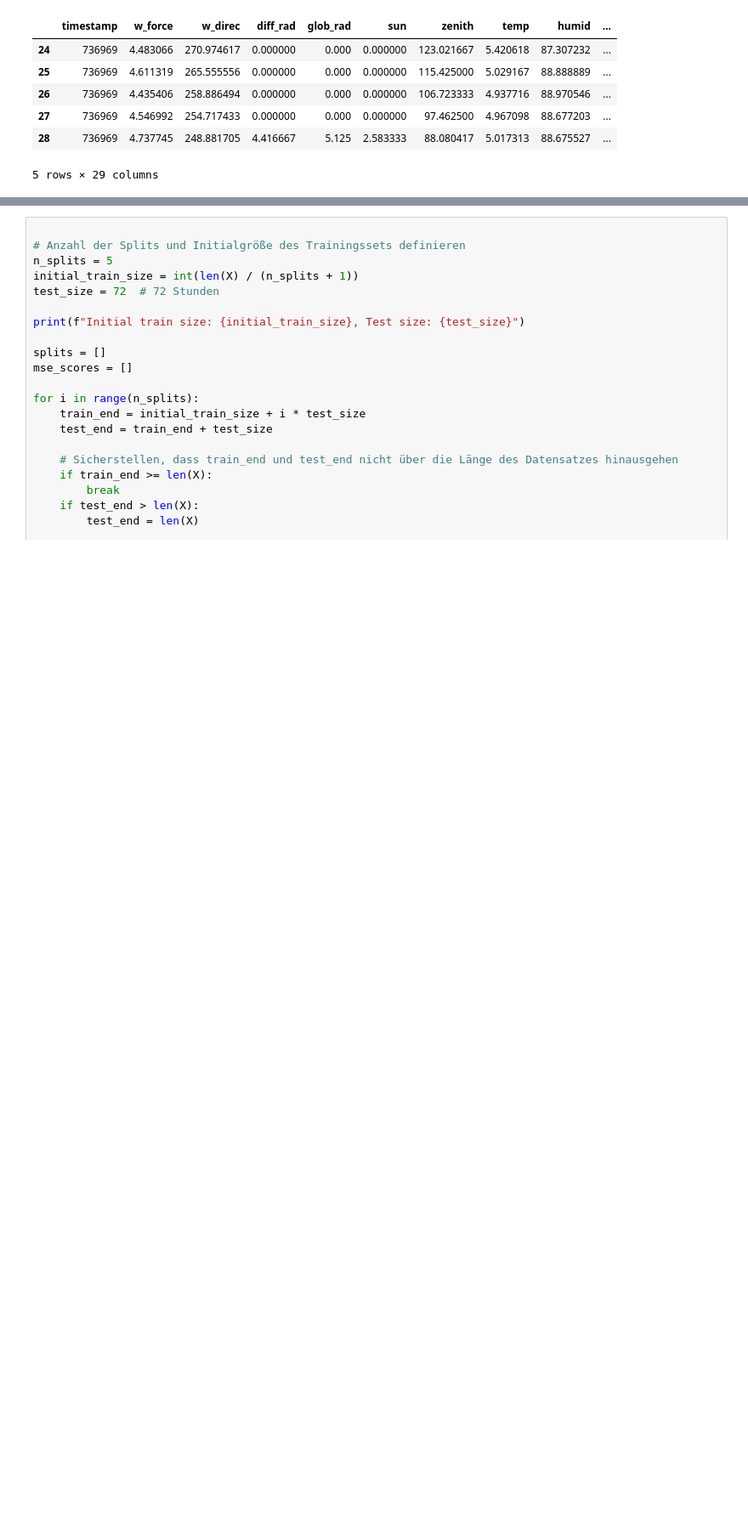
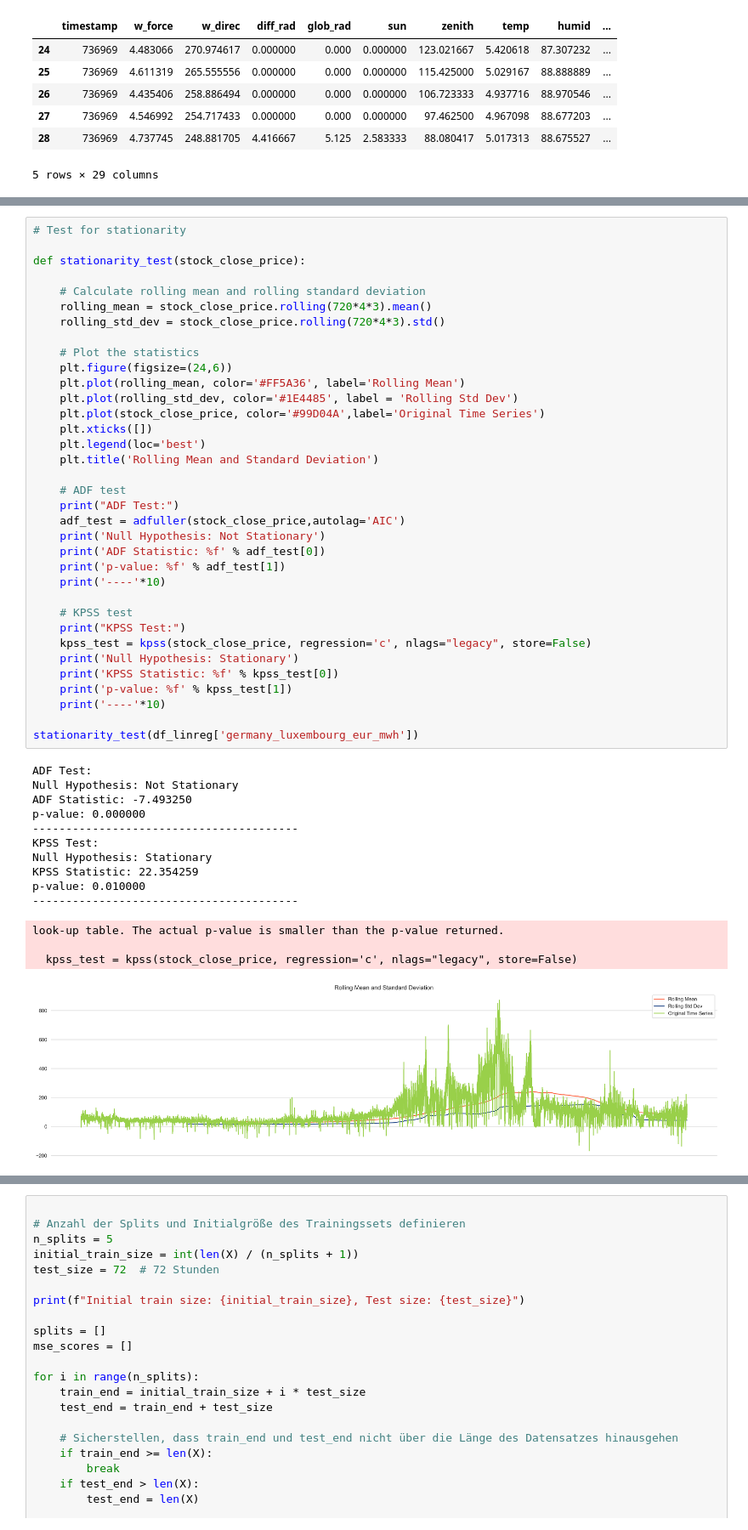
Before and after one commit to rouven-pampus/capstone_project, a Jupyter notebook: notebooks/model_linear_regression.ipynb, the cells around one changed output, grey strips where cells are left out. Shown at 85% size. Drawn from its saved outputs; the diff is of its cells as text; blank space fills up the shorter version.

```diff
--- a/notebooks/model_linear_regression.ipynb
+++ b/notebooks/model_linear_regression.ipynb
@@ -230,0 +244,50 @@ Average MSE across all splits: 3712.6447921637664
+# %%
+# Test for stationarity
+
+def stationarity_test(stock_close_price):
+
+    # Calculate rolling mean and rolling standard deviation
+    rolling_mean = stock_close_price.rolling(720*4*3).mean()
+    rolling_std_dev = stock_close_price.rolling(720*4*3).std()
+
+    # Plot the statistics
+    plt.figure(figsize=(24,6))
+    plt.plot(rolling_mean, color='#FF5A36', label='Rolling Mean')
+    plt.plot(rolling_std_dev, color='#1E4485', label = 'Rolling Std Dev')
+    plt.plot(stock_close_price, color='#99D04A',label='Original Time Series')
+    plt.xticks([])
+    plt.legend(loc='best')
+    plt.title('Rolling Mean and Standard Deviation')
+
+    # ADF test
+    print("ADF Test:")
+    adf_test = adfuller(stock_close_price,autolag='AIC')
+    print('Null Hypothesis: Not Stationary')
+    print('ADF Statistic: %f' % adf_test[0])
+    print('p-value: %f' % adf_test[1])
+    print('----'*10)
+
+    # KPSS test
+    print("KPSS Test:")
+    kpss_test = kpss(stock_close_price, regression='c', nlags="legacy", store=False)
+    print('Null Hypothesis: Stationary')
+    print('KPSS Statistic: %f' % kpss_test[0])
+    print('p-value: %f' % kpss_test[1])
+    print('----'*10)
+
+stationarity_test(df_linreg['germany_luxembourg_eur_mwh'])
+# %% [output]
+ADF Test:
+Null Hypothesis: Not Stationary
+ADF Statistic: -7.493250
+p-value: 0.000000
+----------------------------------------
+KPSS Test:
+Null Hypothesis: Stationary
+KPSS Statistic: 22.354259
+p-value: 0.010000
+----------------------------------------
+look-up table. The actual p-value is smaller than the p-value returned.
+
+  kpss_test = kpss(stock_close_price, regression='c', nlags="legacy", store=False)
+[figure, added]
```
Also changed, not shown: parts of 4 cells of this notebook.
